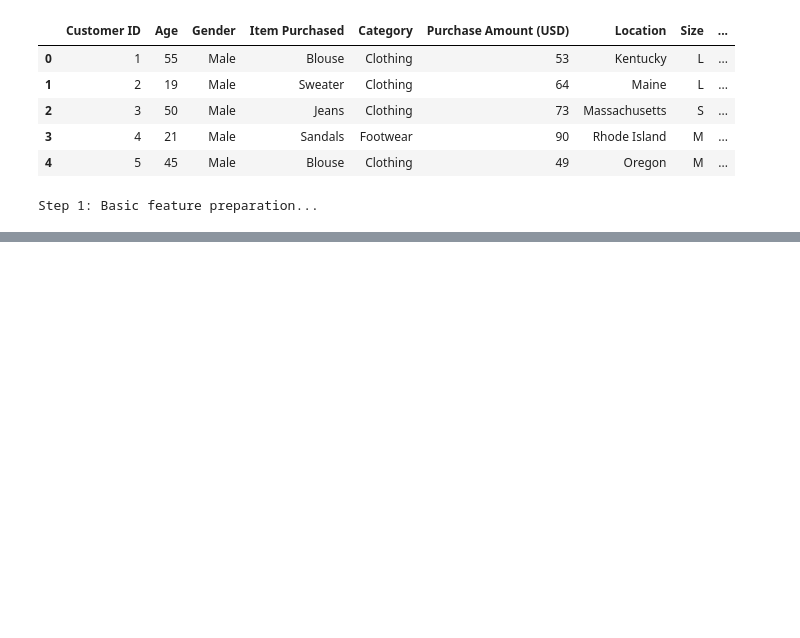
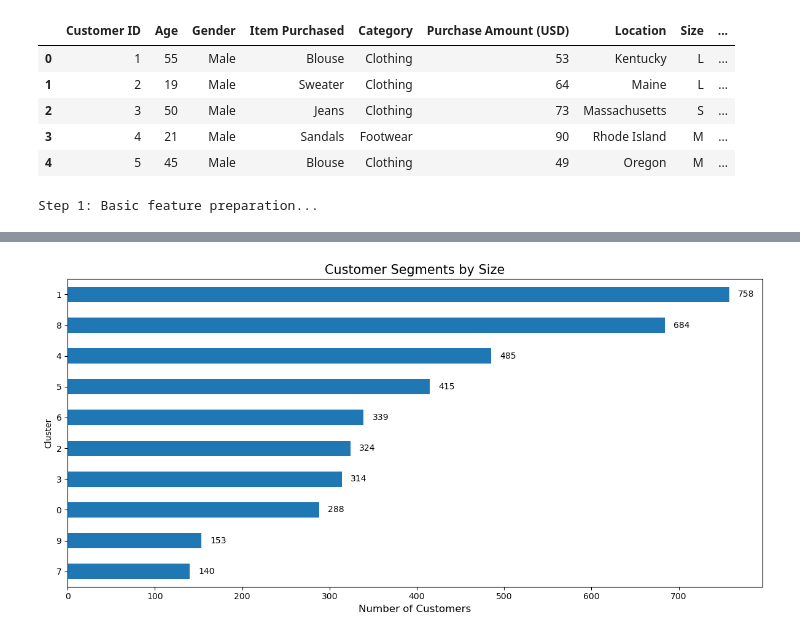
Before and after one commit to CassandraMaldonado/ML_customer_clustering, a Jupyter notebook: LLM_KMeans.ipynb, the cells around one changed output, grey strips where cells are left out. Drawn from its saved outputs; the diff is of its cells as text; code cells hidden in the pictures; blank space fills up the shorter version.

```diff
--- a/LLM_KMeans.ipynb
+++ b/LLM_KMeans.ipynb
@@ -569,0 +284,12 @@ Step 17: Marketing recommendations...
+# %%
+# Visualize segments bar chart showing segment sizes
+plt.figure(figsize=(12, 6))
+ax = segment_stats['Count'].sort_values().plot(kind='barh')
+plt.title('Customer Segments by Size', fontsize=15)
+plt.xlabel('Number of Customers', fontsize=12)
+for i, v in enumerate(segment_stats['Count'].sort_values()):
+    ax.text(v + 10, i, str(v), va='center')
+plt.tight_layout()
+plt.show()
+# %% [output]
+[figure, added]
```
Also changed, not shown: parts of 39 cells of this notebook.
